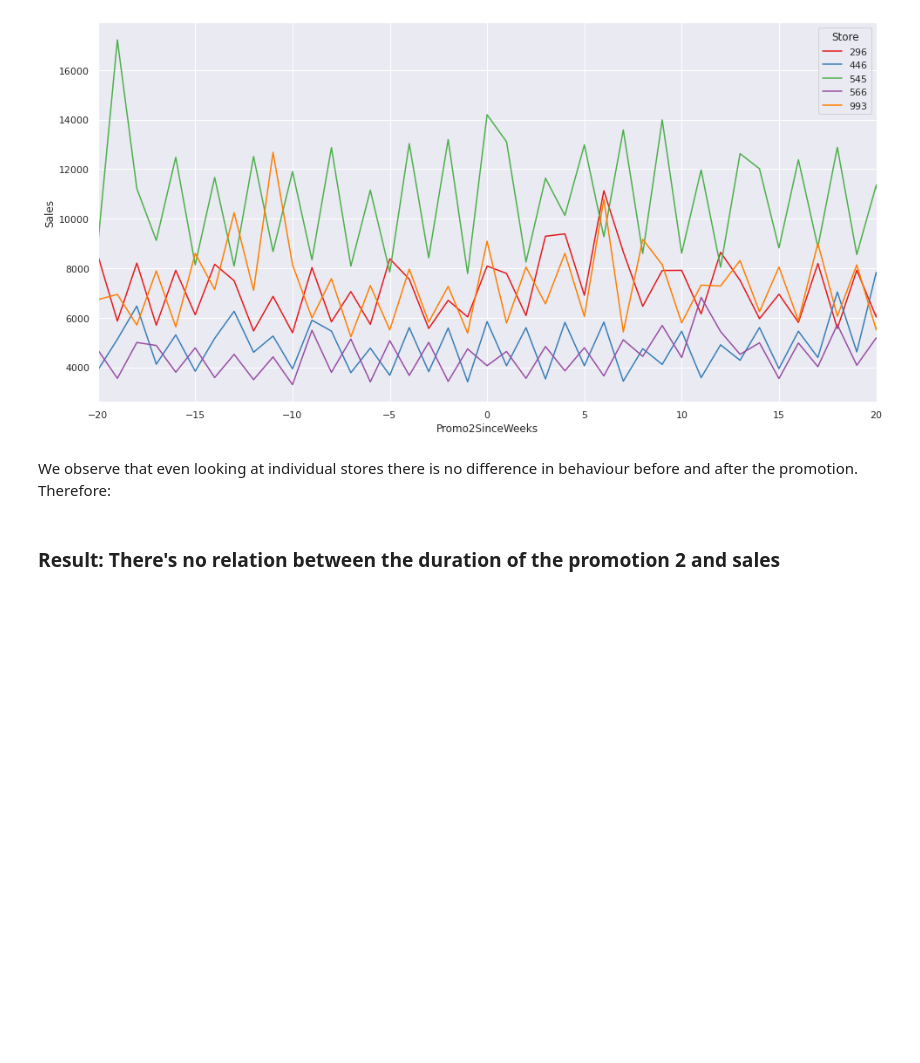
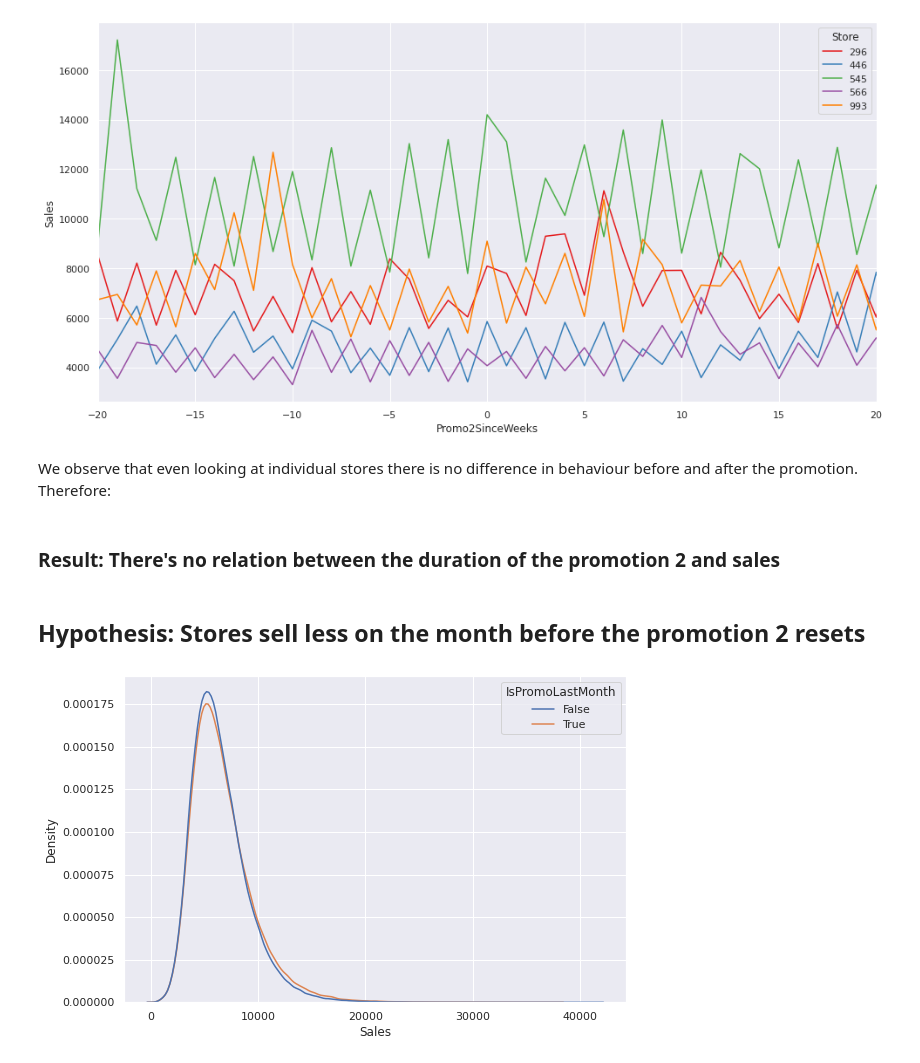
Before and after one commit to brenosakaguti/rossman-sales-prediction, a Jupyter notebook: rossman_sales_prediction.ipynb, the cells around one changed output. Saved outputs shown, nothing was run; the diff lists cells and outputs as text; code cells hidden in the pictures; blank space fills up the shorter version.

Commit message:
Added last hypothesis test

```diff
--- a/rossman_sales_prediction.ipynb
+++ b/rossman_sales_prediction.ipynb
@@ -219,3 +222,14 @@ ax.set_xlim(-20,20)
 We observe that even looking at individual stores there is no difference in behaviour before and after the promotion. Therefore:
 # %% [markdown]
 ### Result: There's no relation between the duration of the promotion 2 and sales
+# %% [markdown]
+## Hypothesis: Stores sell less on the month before the promotion 2 resets
+# %%
+aux = df3.loc[df3["Promo2"]==1, ["Date", "Sales", "PromoInterval"]]
+aux["IsPromoLastMonth"] = (aux["Date"].dt.month.isin([3,6,9,12])) & (aux["PromoInterval"] == "Jan,Apr,Jul,Oct")|\
+                          (aux["Date"].dt.month.isin([1,4,7,10])) & (aux["PromoInterval"] == "Feb,May,Aug,Nov")|\
+                          (aux["Date"].dt.month.isin([2,5,8,11])) & (aux["PromoInterval"] == "Mar,Jun,Sept,Dec")
+
+sns.kdeplot(x="Sales", hue="IsPromoLastMonth", common_norm=False, data=aux);
+# %% [output]
+[figure, added]
```
Also changed, not shown: parts of 24 cells of this notebook.
